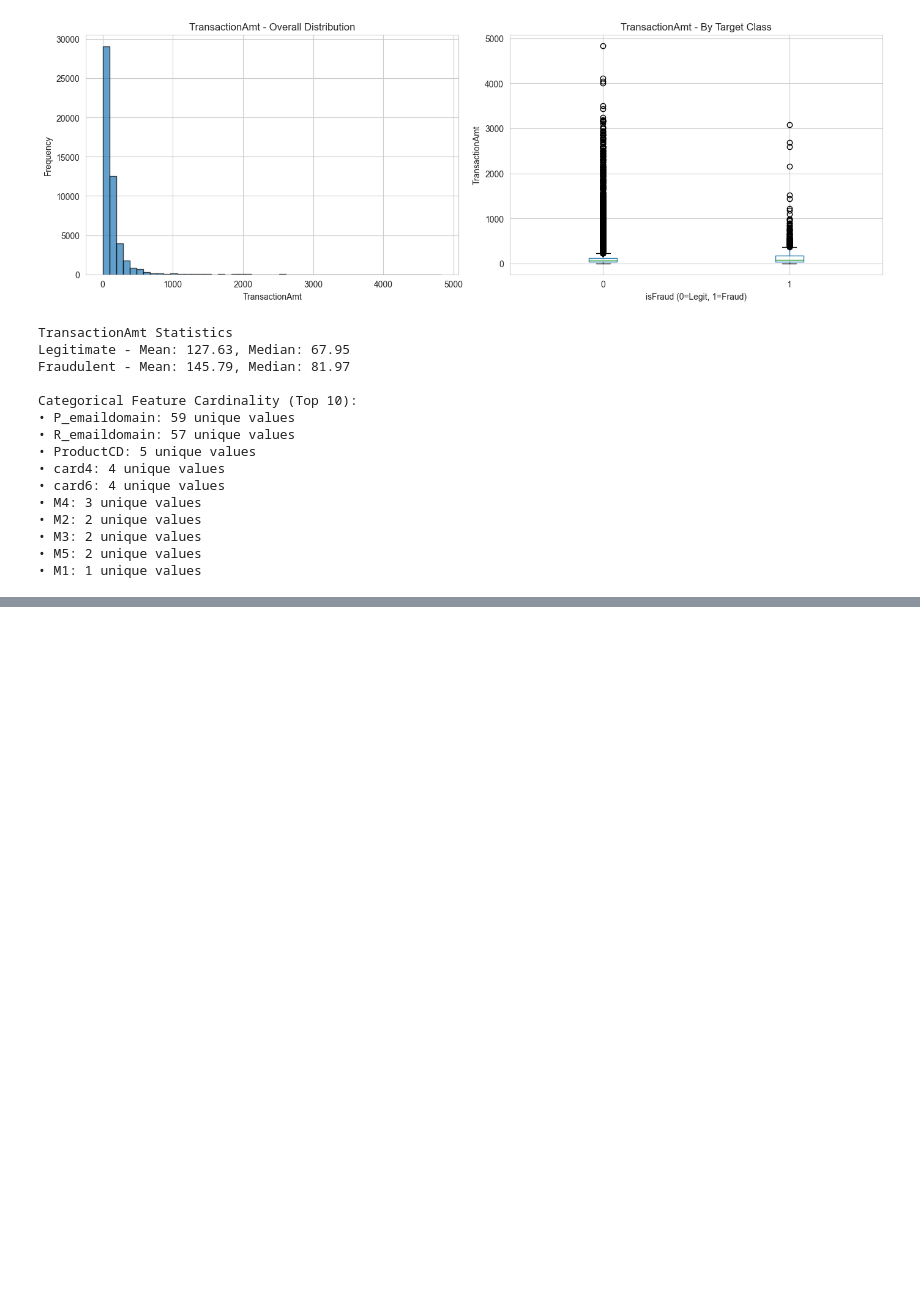
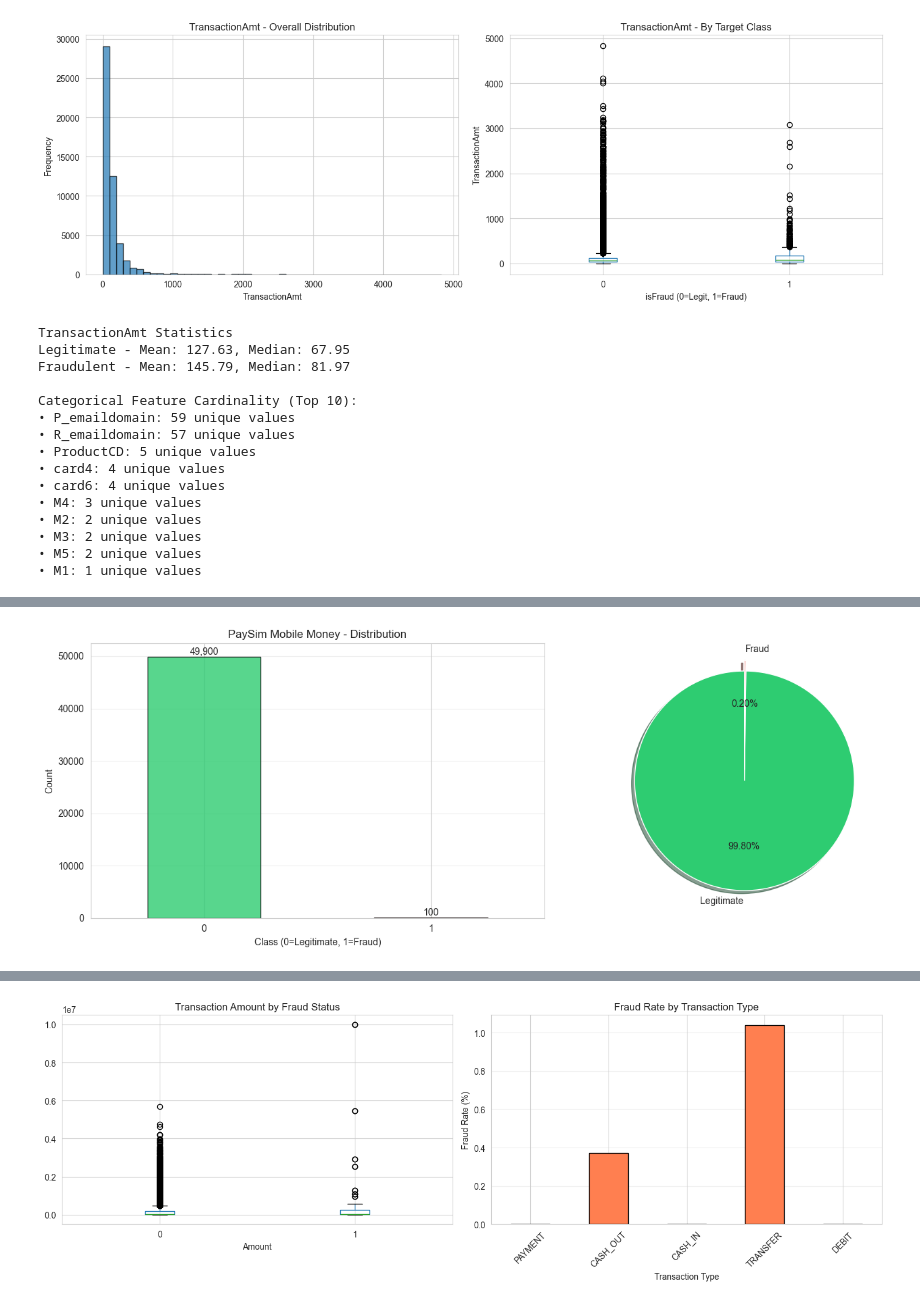
Before and after one commit to devbrewai/ai-fraud-detection-cross-border-payments, a Jupyter notebook: notebooks/01_data_exploration.ipynb, the cells around one changed output, grey strips where cells are left out. Saved outputs shown, nothing was run; the diff lists cells and outputs as text; code cells hidden in the pictures; blank space fills up the shorter version.

```diff
--- a/notebooks/01_data_exploration.ipynb
+++ b/notebooks/01_data_exploration.ipynb
@@ -628,0 +635,65 @@ Categorical Feature Cardinality (Top 10):
+# %%
+print("\nLoading PaySim Mobile Money Dataset")
+print(f"Sample size: {SAMPLE_SIZE:,} transactions\n")
+
+paysim = load_dataset(
+    PAYSIM_DIR / "PS_20174392719_1491204439457_log.csv",
+    nrows=SAMPLE_SIZE
+)
+
+if paysim is not None:
+    # Data quality assessment
+    paysim_metrics = analyze_data_quality(paysim, "PaySim Mobile Money")
+
+    # Target variable analysis
+    fraud_rate_paysim, paysim_target_metrics = analyze_target_variable(
+        paysim,
+        target_col="isFraud",
+        title="PaySim Mobile Money"
+    )
+
+    # Transaction type distrubution
+    print(f"\nTransaction Type Distribution:")
+    type_dist = paysim['type'].value_counts()
+
+    for txn_type, count in type_dist.items():
+        pct = (count / len(paysim)) * 100
+        print(f"• {txn_type}: {count:,} ({pct:.2f}%)")
+
+    # Fraud rate by transaction type
+    print(f"\nFraud Rate by Transaction Type:")
+    fraud_by_type = paysim.groupby('type').agg({
+        'isFraud': ['sum', 'mean', 'count']
+    }).round(4)
+
+    fraud_by_type.columns = ['Fraud_Count', "Fraud_Rate", "Total_Txns"]
+    fraud_by_type['Fraud_Rate'] = (fraud_by_type['Fraud_Rate'] * 100).round(2)
+    fraud_by_type = fraud_by_type.sort_values(by="Total_Txns", ascending=False)
+
+
+    for txn_type, row in fraud_by_type.iterrows():
+        print(f"• {txn_type}: {row['Fraud_Rate']:.2f}% fraud ({row['Fraud_Count']:.0f}/{row['Total_Txns']:.0f} transactions)")
+
+    # Visualizations
+    fig, axes = plt.subplots(1, 2, figsize=(14, 5))
+
+    # Amount by fraud status
+    paysim.boxplot(column='amount', by='isFraud', ax=axes[0])
+    axes[0].set_title('Transaction Amount by Fraud Status')
+    axes[0].set_xlabel('Amount')
+    plt.suptitle('')
+
+    # Fraud rate by type
+    fraud_by_type['Fraud_Rate'].plot(kind='bar', ax=axes[1], color='coral', edgecolor='black')
+    axes[1].set_title('Fraud Rate by Transaction Type')
+    axes[1].set_ylabel('Fraud Rate (%)')
+    axes[1].set_xlabel('Transaction Type')
+    axes[1].tick_params(axis='x', rotation=45)
+    axes[1].grid(axis='y', alpha=0.3)
+
+    plt.tight_layout()
+    plt.show()
+
+else:
+    print("[WARNING] Failed to load PaySim dataset")
+# %% [output]
@@ -628,0 +717 @@ Categorical Feature Cardinality (Top 10):
+[figure, added]
@@ -628,0 +735 @@ Categorical Feature Cardinality (Top 10):
+[figure, added]
```
Also changed, not shown: parts of 2 cells of this notebook.
